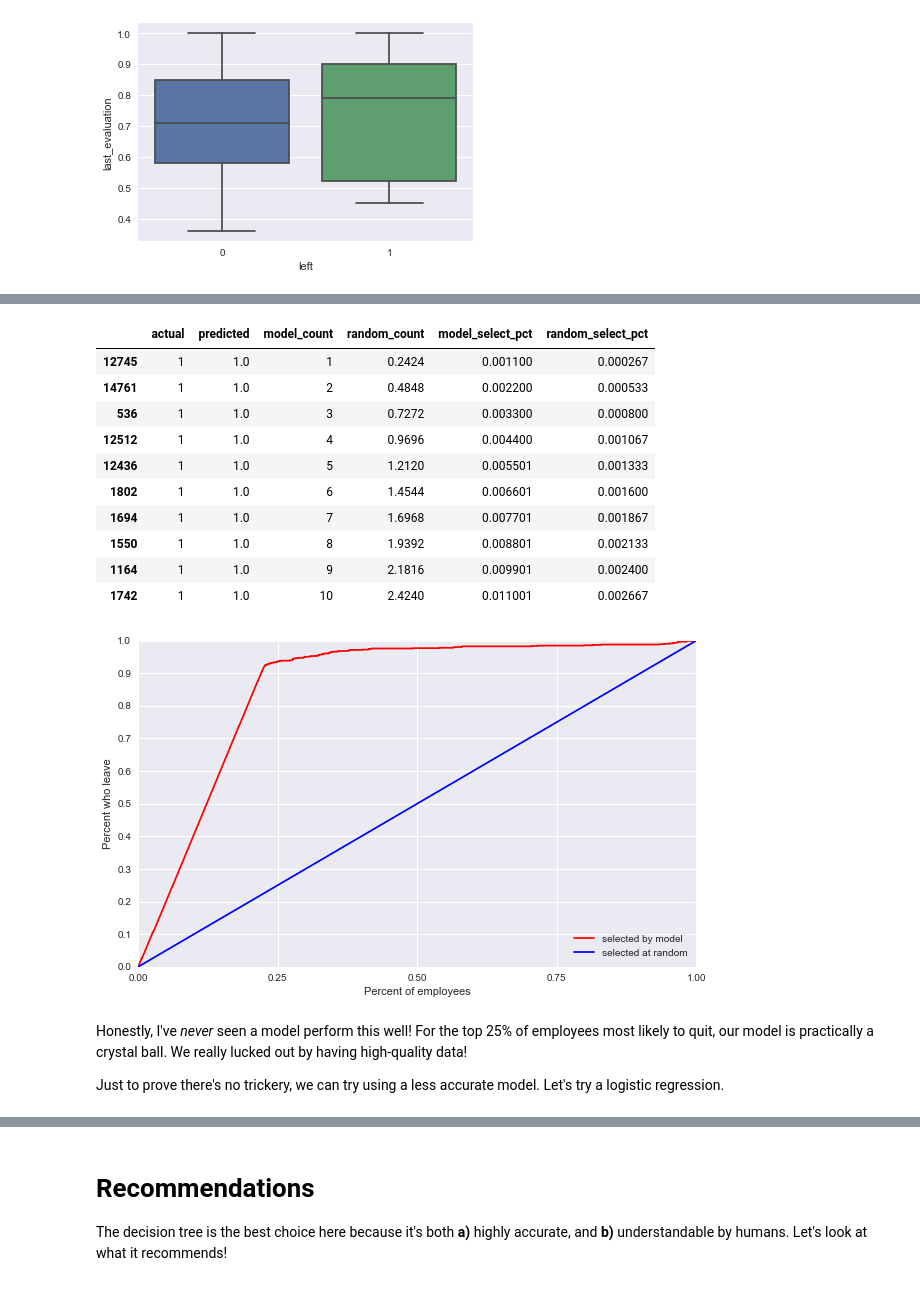
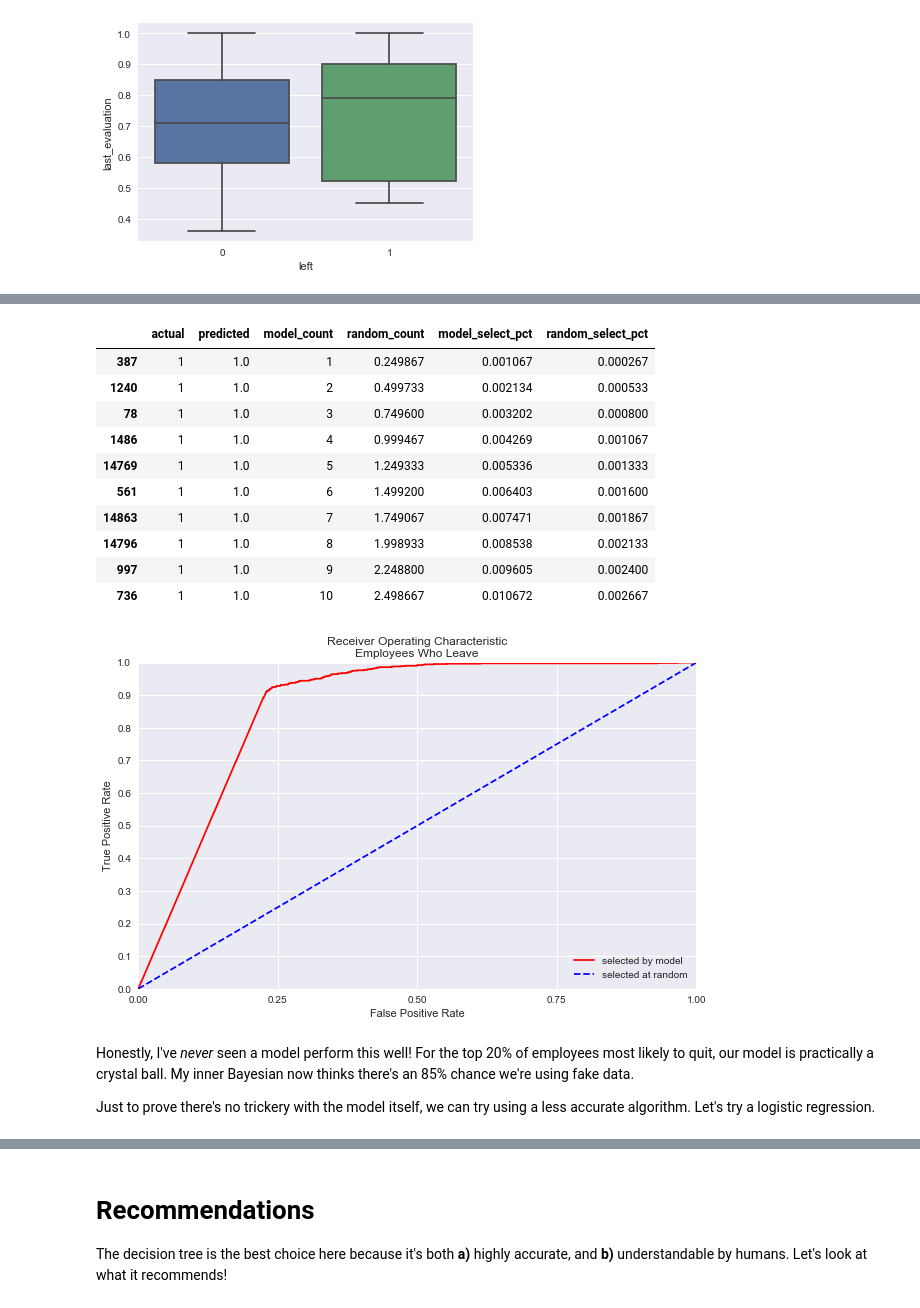
Before and after one commit to vincefav/machine-learning-portfolio, a Jupyter notebook: HR Analytics.ipynb, the cells around one changed output, grey strips where cells are left out. Saved outputs shown, nothing was run; the diff lists cells and outputs as text; code cells hidden in the pictures.

```diff
--- a/HR Analytics.ipynb
+++ b/HR Analytics.ipynb
@@ -242,7 +258,9 @@ I like to visualize my classifiers by plotting the Cumulative Accuracy Profile.
 xtrain, xtest, ytrain, ytest =\
 train_test_split(x, y, test_size=0.25)
 
-cap_tree = DecisionTreeClassifier(max_depth=9).fit(xtrain, ytrain)
+cap_tree = DecisionTreeClassifier(max_depth=None, min_samples_leaf=5,
+                                  min_samples_split=200)\
+.fit(xtrain,ytrain)
 
 pred_proba = cap_tree.predict_proba(xtest)[:,1]
 # %%
@@ -273,43 +291,43 @@ results = results_df()
 results.head(10)
 # %% [output]
 |  | actual | predicted | model_count | random_count | model_select_pct | random_select_pct |
-| 12745 | 1 | 1.0 | 1 | 0.2424 | 0.001100 | 0.000267 |
-| 14761 | 1 | 1.0 | 2 | 0.4848 | 0.002200 | 0.000533 |
-| 536 | 1 | 1.0 | 3 | 0.7272 | 0.003300 | 0.000800 |
-| 12512 | 1 | 1.0 | 4 | 0.9696 | 0.004400 | 0.001067 |
-| 12436 | 1 | 1.0 | 5 | 1.2120 | 0.005501 | 0.001333 |
-| 1802 | 1 | 1.0 | 6 | 1.4544 | 0.006601 | 0.001600 |
-| 1694 | 1 | 1.0 | 7 | 1.6968 | 0.007701 | 0.001867 |
-| 1550 | 1 | 1.0 | 8 | 1.9392 | 0.008801 | 0.002133 |
-| 1164 | 1 | 1.0 | 9 | 2.1816 | 0.009901 | 0.002400 |
-| 1742 | 1 | 1.0 | 10 | 2.4240 | 0.011001 | 0.002667 |
+| 387 | 1 | 1.0 | 1 | 0.249867 | 0.001067 | 0.000267 |
+| 1240 | 1 | 1.0 | 2 | 0.499733 | 0.002134 | 0.000533 |
+| 78 | 1 | 1.0 | 3 | 0.749600 | 0.003202 | 0.000800 |
+| 1486 | 1 | 1.0 | 4 | 0.999467 | 0.004269 | 0.001067 |
+| 14769 | 1 | 1.0 | 5 | 1.249333 | 0.005336 | 0.001333 |
+| 561 | 1 | 1.0 | 6 | 1.499200 | 0.006403 | 0.001600 |
+| 14863 | 1 | 1.0 | 7 | 1.749067 | 0.007471 | 0.001867 |
+| 14796 | 1 | 1.0 | 8 | 1.998933 | 0.008538 | 0.002133 |
+| 997 | 1 | 1.0 | 9 | 2.248800 | 0.009605 | 0.002400 |
+| 736 | 1 | 1.0 | 10 | 2.498667 | 0.010672 | 0.002667 |
 # %%
-def plot_cap_curve(df):
+def plot_roc_curve(df):
     plt.plot(df.random_select_pct, df.model_select_pct, color='red',
              label='selected by model')
     plt.plot(df.random_select_pct, df.random_select_pct, color='blue',
-             label='selected at random')
+             linestyle='--', label='selected at random')
 
-    plt.ylabel('Percent who leave')
-    plt.xlabel('Percent of employees')
-
+    plt.ylabel('True Positive Rate')
+    plt.xlabel('False Positive Rate')
+    plt.title('Receiver Operating Characteristic\nEmployees Who Leave')
     plt.ylim(0,1)
     plt.xlim(0,1)
 
     plt.xticks(np.arange(0, 1.1, .25))
     plt.yticks(np.arange(0, 1.1, .1))
 
     plt.legend()
     from pylab import rcParams
     rcParams['figure.figsize'] = 10, 6
 
-plot_cap_curve(results)
+plot_roc_curve(results)
 # %% [output]
-[figure, old version]
+[figure, new version]
 # %% [markdown]
-Honestly, I've *never* seen a model perform this well! For the top 25% of employees most likely to quit, our model is practically a crystal ball. We really lucked out by having high-quality data!
+Honestly, I've *never* seen a model perform this well! For the top 20% of employees most likely to quit, our model is practically a crystal ball. My inner Bayesian now thinks there's an 85% chance we're using fake data.
 
-Just to prove there's no trickery, we can try using a less accurate model. Let's try a logistic regression.
+Just to prove there's no trickery with the model itself, we can try using a less accurate algorithm. Let's try a logistic regression.
 # %%
 cap_lr = LogisticRegression().fit(xtrain, ytrain)
 pred_proba_lr = cap_lr.predict_proba(xtest)[:,1]
```
Also changed, not shown: parts of 18 cells of this notebook.
